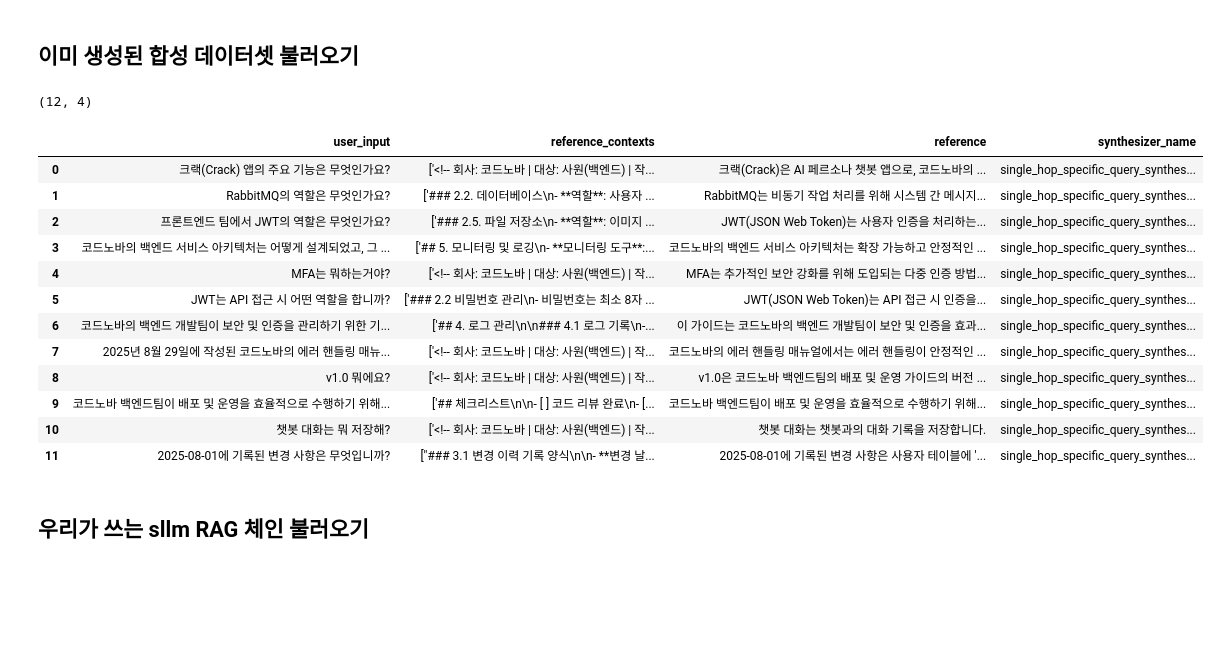
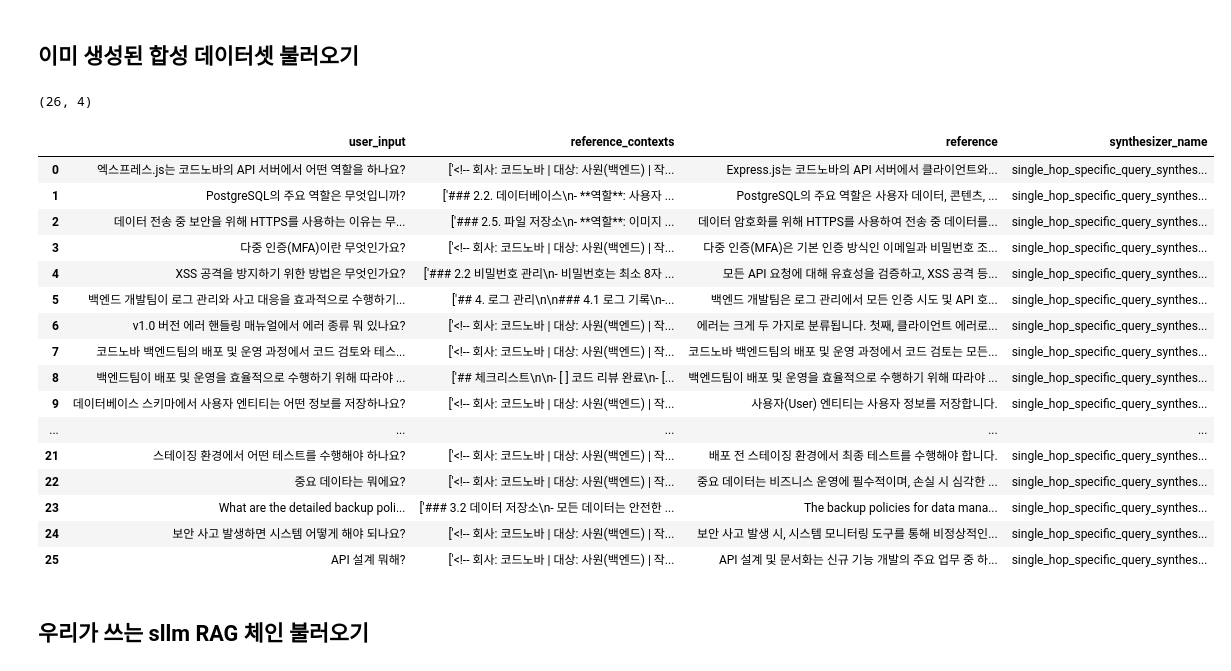
Before and after one commit to skn-ai14-250409/SKN14-Final-1Team-AI, a Jupyter notebook: sllm-rag-eval/sllm_rag_test.ipynb, the cells around one changed output. Saved outputs shown, nothing was run; the diff lists cells and outputs as text; code cells hidden in the pictures; blank space fills up the shorter version.

```diff
--- a/sllm-rag-eval/sllm_rag_test.ipynb
+++ b/sllm-rag-eval/sllm_rag_test.ipynb
@@ -26,26 +26,30 @@ from langchain_openai import ChatOpenAI
 # %%
 ## 이미 생성된 합성 데이터셋 생성
 import pandas as pd
 
 # 같은 폴더(현재 작업 디렉토리)에 저장했다면
-dataset_df = pd.read_csv("./ragas_dataset1.csv")
+dataset_df = pd.read_csv("./ragas_dataset.csv")
 print(dataset_df.shape)
 display(dataset_df)
 # %% [output]
-(12, 4)
+(26, 4)
 |  | user_input | reference_contexts | reference | synthesizer_name |
-| 0 | 크랙(Crack) 앱의 주요 기능은 무엇인가요? | ['<!-- 회사: 코드노바 | 대상: 사원(백엔드) | 작... | 크랙(Crack)은 AI 페르소나 챗봇 앱으로, 코드노바의 ... | single_hop_specific_query_synthes... |
-| 1 | RabbitMQ의 역할은 무엇인가요? | ['### 2.2. 데이터베이스\n- **역할**: 사용자 ... | RabbitMQ는 비동기 작업 처리를 위해 시스템 간 메시지... | single_hop_specific_query_synthes... |
-| 2 | 프론트엔드 팀에서 JWT의 역할은 무엇인가요? | ['### 2.5. 파일 저장소\n- **역할**: 이미지 ... | JWT(JSON Web Token)는 사용자 인증을 처리하는... | single_hop_specific_query_synthes... |
-| 3 | 코드노바의 백엔드 서비스 아키텍처는 어떻게 설계되었고, 그 ... | ['## 5. 모니터링 및 로깅\n- **모니터링 도구**:... | 코드노바의 백엔드 서비스 아키텍처는 확장 가능하고 안정적인 ... | single_hop_specific_query_synthes... |
-| 4 | MFA는 뭐하는거야? | ['<!-- 회사: 코드노바 | 대상: 사원(백엔드) | 작... | MFA는 추가적인 보안 강화를 위해 도입되는 다중 인증 방법... | single_hop_specific_query_synthes... |
-| 5 | JWT는 API 접근 시 어떤 역할을 합니까? | ['### 2.2 비밀번호 관리\n- 비밀번호는 최소 8자 ... | JWT(JSON Web Token)는 API 접근 시 인증을... | single_hop_specific_query_synthes... |
-| 6 | 코드노바의 백엔드 개발팀이 보안 및 인증을 관리하기 위한 기... | ['## 4. 로그 관리\n\n### 4.1 로그 기록\n-... | 이 가이드는 코드노바의 백엔드 개발팀이 보안 및 인증을 효과... | single_hop_specific_query_synthes... |
-| 7 | 2025년 8월 29일에 작성된 코드노바의 에러 핸들링 매뉴... | ['<!-- 회사: 코드노바 | 대상: 사원(백엔드) | 작... | 코드노바의 에러 핸들링 매뉴얼에서는 에러 핸들링이 안정적인 ... | single_hop_specific_query_synthes... |
-| 8 | v1.0 뭐에요? | ['<!-- 회사: 코드노바 | 대상: 사원(백엔드) | 작... | v1.0은 코드노바 백엔드팀의 배포 및 운영 가이드의 버전 ... | single_hop_specific_query_synthes... |
-| 9 | 코드노바 백엔드팀이 배포 및 운영을 효율적으로 수행하기 위해... | ['## 체크리스트\n\n- [ ] 코드 리뷰 완료\n- [... | 코드노바 백엔드팀이 배포 및 운영을 효율적으로 수행하기 위해... | single_hop_specific_query_synthes... |
-| 10 | 챗봇 대화는 뭐 저장해? | ['<!-- 회사: 코드노바 | 대상: 사원(백엔드) | 작... | 챗봇 대화는 챗봇과의 대화 기록을 저장합니다. | single_hop_specific_query_synthes... |
-| 11 | 2025-08-01에 기록된 변경 사항은 무엇입니까? | ["### 3.1 변경 이력 기록 양식\n\n- **변경 날... | 2025-08-01에 기록된 변경 사항은 사용자 테이블에 '... | single_hop_specific_query_synthes... |
+| 0 | 엑스프레스.js는 코드노바의 API 서버에서 어떤 역할을 하나요? | ['<!-- 회사: 코드노바 | 대상: 사원(백엔드) | 작... | Express.js는 코드노바의 API 서버에서 클라이언트와... | single_hop_specific_query_synthes... |
+| 1 | PostgreSQL의 주요 역할은 무엇입니까? | ['### 2.2. 데이터베이스\n- **역할**: 사용자 ... | PostgreSQL의 주요 역할은 사용자 데이터, 콘텐츠, ... | single_hop_specific_query_synthes... |
+| 2 | 데이터 전송 중 보안을 위해 HTTPS를 사용하는 이유는 무... | ['### 2.5. 파일 저장소\n- **역할**: 이미지 ... | 데이터 암호화를 위해 HTTPS를 사용하여 전송 중 데이터를... | single_hop_specific_query_synthes... |
+| 3 | 다중 인증(MFA)이란 무엇인가요? | ['<!-- 회사: 코드노바 | 대상: 사원(백엔드) | 작... | 다중 인증(MFA)은 기본 인증 방식인 이메일과 비밀번호 조... | single_hop_specific_query_synthes... |
+| 4 | XSS 공격을 방지하기 위한 방법은 무엇인가요? | ['### 2.2 비밀번호 관리\n- 비밀번호는 최소 8자 ... | 모든 API 요청에 대해 유효성을 검증하고, XSS 공격 등... | single_hop_specific_query_synthes... |
+| 5 | 백엔드 개발팀이 로그 관리와 사고 대응을 효과적으로 수행하기... | ['## 4. 로그 관리\n\n### 4.1 로그 기록\n-... | 백엔드 개발팀은 로그 관리에서 모든 인증 시도 및 API 호... | single_hop_specific_query_synthes... |
+| 6 | v1.0 버전 에러 핸들링 매뉴얼에서 에러 종류 뭐 있나요? | ['<!-- 회사: 코드노바 | 대상: 사원(백엔드) | 작... | 에러는 크게 두 가지로 분류됩니다. 첫째, 클라이언트 에러로... | single_hop_specific_query_synthes... |
+| 7 | 코드노바 백엔드팀의 배포 및 운영 과정에서 코드 검토와 테스... | ['<!-- 회사: 코드노바 | 대상: 사원(백엔드) | 작... | 코드노바 백엔드팀의 배포 및 운영 과정에서 코드 검토는 모든... | single_hop_specific_query_synthes... |
+| 8 | 백엔드팀이 배포 및 운영을 효율적으로 수행하기 위해 따라야 ... | ['## 체크리스트\n\n- [ ] 코드 리뷰 완료\n- [... | 백엔드팀이 배포 및 운영을 효율적으로 수행하기 위해 따라야 ... | single_hop_specific_query_synthes... |
+| 9 | 데이터베이스 스키마에서 사용자 엔티티는 어떤 정보를 저장하나요? | ['<!-- 회사: 코드노바 | 대상: 사원(백엔드) | 작... | 사용자(User) 엔티티는 사용자 정보를 저장합니다. | single_hop_specific_query_synthes... |
+| ... | ... | ... | ... | ... |
+| 21 | 스테이징 환경에서 어떤 테스트를 수행해야 하나요? | ['<!-- 회사: 코드노바 | 대상: 사원(백엔드) | 작... | 배포 전 스테이징 환경에서 최종 테스트를 수행해야 합니다. | single_hop_specific_query_synthes... |
+| 22 | 중요 데이타는 뭐에요? | ['<!-- 회사: 코드노바 | 대상: 사원(백엔드) | 작... | 중요 데이터는 비즈니스 운영에 필수적이며, 손실 시 심각한 ... | single_hop_specific_query_synthes... |
+| 23 | What are the detailed backup poli... | ['### 3.2 데이터 저장소\n- 모든 데이터는 안전한 ... | The backup policies for data mana... | single_hop_specific_query_synthes... |
+| 24 | 보안 사고 발생하면 시스템 어떻게 해야 되나요? | ['<!-- 회사: 코드노바 | 대상: 사원(백엔드) | 작... | 보안 사고 발생 시, 시스템 모니터링 도구를 통해 비정상적인... | single_hop_specific_query_synthes... |
+| 25 | API 설계 뭐해? | ['<!-- 회사: 코드노바 | 대상: 사원(백엔드) | 작... | API 설계 및 문서화는 신규 기능 개발의 주요 업무 중 하... | single_hop_specific_query_synthes... |
 # %% [markdown]
 ## 우리가 쓰는 sllm RAG 체인 불러오기
 # %%
```
Also changed, not shown: parts of 7 cells of this notebook, 5 other files.
